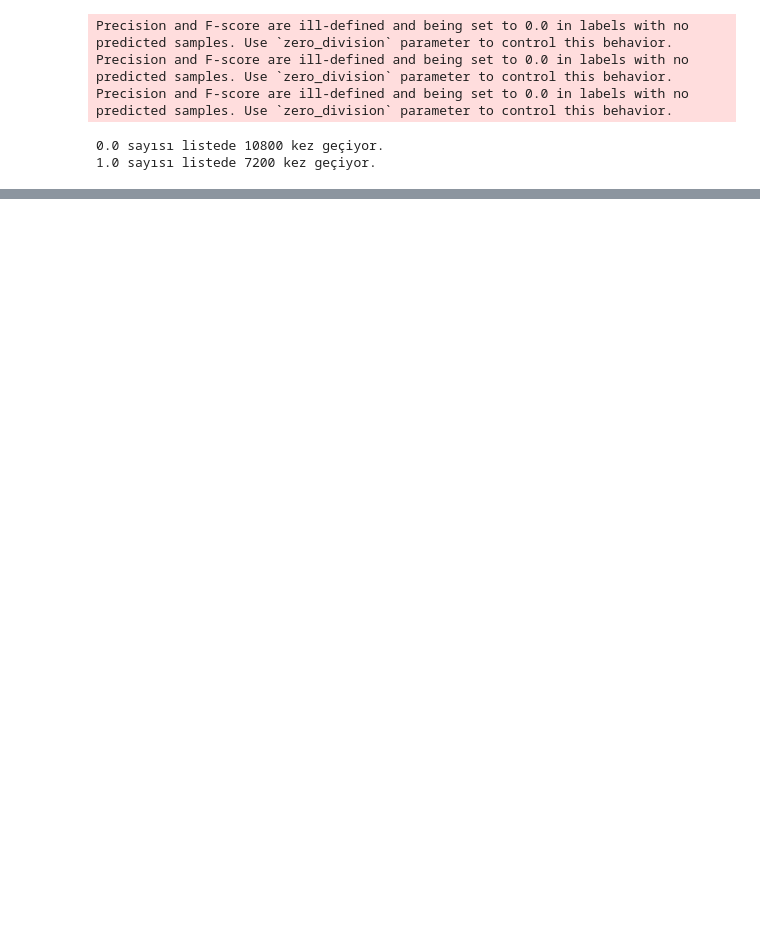
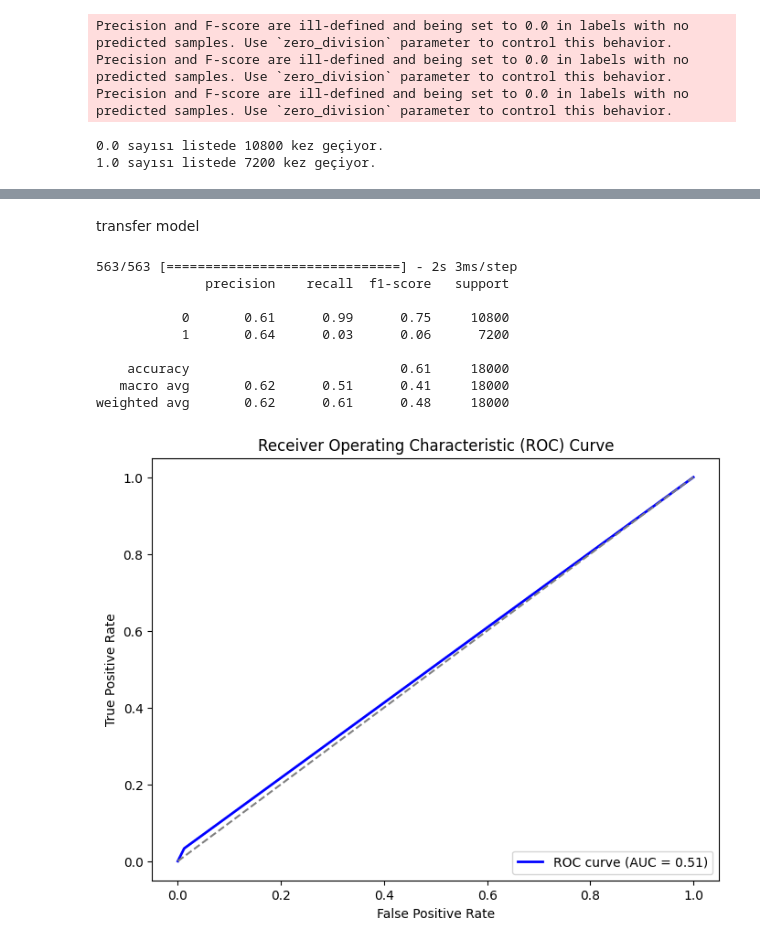
Before and after one commit to sevginurbilgin/EDA, a Jupyter notebook: FeatureExtraction_LSTM.ipynb, the cells around one changed output, grey strips where cells are left out. Drawn from its saved outputs; the diff is of its cells as text; code cells hidden in the pictures; blank space fills up the shorter version.

```diff
--- a/FeatureExtraction_LSTM.ipynb
+++ b/FeatureExtraction_LSTM.ipynb
@@ -819,0 +960,50 @@ NameError: ignored
+# %% [markdown]
+transfer model
+# %%
+# Create feature matrix to feed into the LSTM model
+X = eda_raw.values
+y = to_categorical(eda_raw_label_binary)
+
+# Scale the data between 0 and 1
+scaler = MinMaxScaler(feature_range=(0, 1))
+X = scaler.fit_transform(X)
+
+# Reshape the input variables to fit the expected input shape
+X = np.reshape(X, (X.shape[0], 1, X.shape[1]))
+
+
+# Modelinizin tahminlerini yapın
+y_pred_prob = model.predict(X)  # Sınıf olasılıklarını elde etmek için
+y_pred = np.argmax(y_pred_prob, axis=1)  # En yüksek olasılığa sahip sınıfı seçmek için
+
+# Gerçek etiketleri uygun biçime dönüştürün
+y_test_cat = np.argmax(y, axis=1)  # One-hot encoded'i geri dönüştürmek için
+
+# Classification raporu oluşturun
+report = classification_report(y_test_cat, y_pred)
+print(report)
+
+# Compute ROC curve and AUC
+fpr, tpr, thresholds = roc_curve(y_test_cat, y_pred)
+roc_auc = auc(fpr, tpr)
+
+# Plot ROC curve
+plt.figure(figsize=(8, 6))
+plt.plot(fpr, tpr, color='blue', lw=2, label='ROC curve (AUC = %0.2f)' % roc_auc)
+plt.plot([0, 1], [0, 1], color='gray', linestyle='--')
+plt.xlabel('False Positive Rate')
+plt.ylabel('True Positive Rate')
+plt.title('Receiver Operating Characteristic (ROC) Curve')
+plt.legend(loc="lower right")
+plt.show()
+# %% [output]
+563/563 [==============================] - 2s 3ms/step
+              precision    recall  f1-score   support
+
+           0       0.61      0.99      0.75     10800
+           1       0.64      0.03      0.06      7200
+
+    accuracy                           0.61     18000
+   macro avg       0.62      0.51      0.41     18000
+weighted avg       0.62      0.61      0.48     18000
+[figure, added]
```
Also changed, not shown: parts of 27 cells of this notebook.
